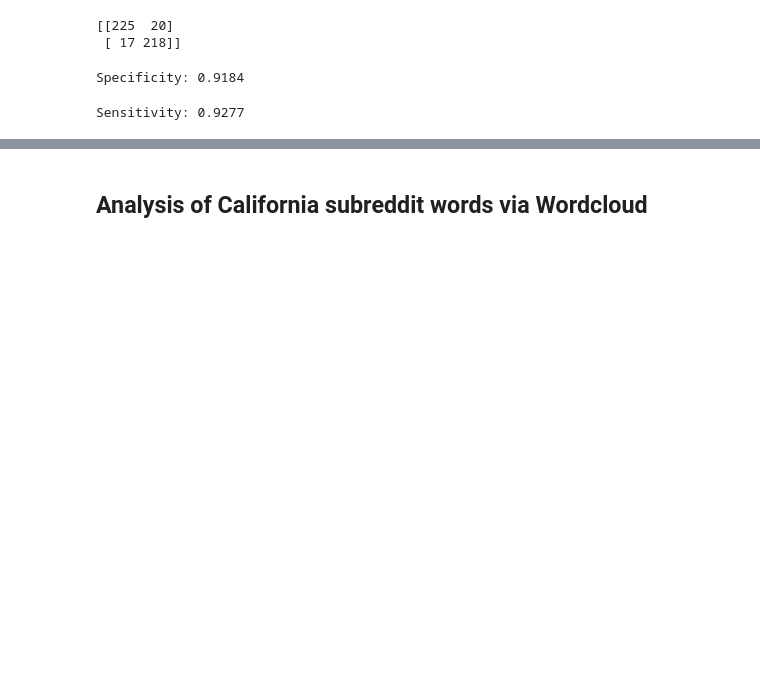
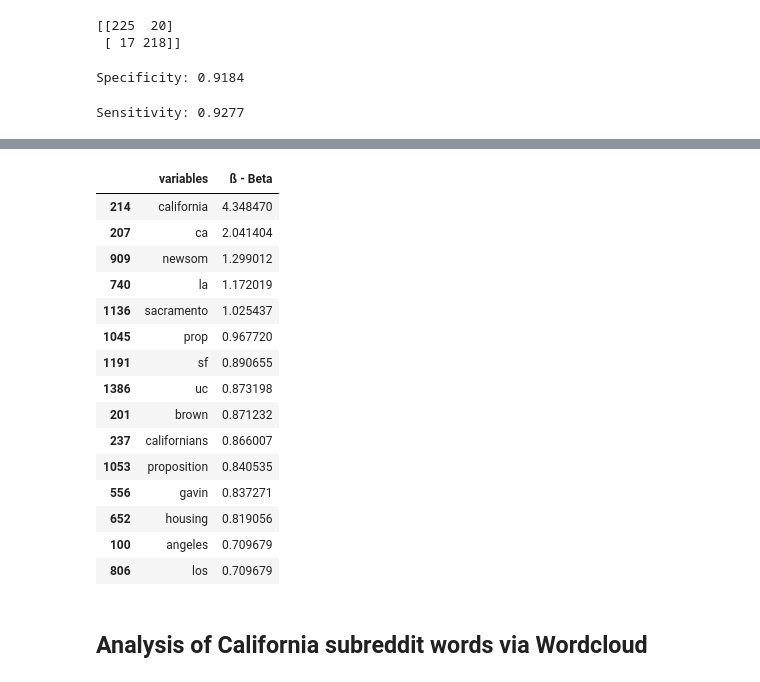
Before and after one commit to pwalesdi/GA_Project_3, a Jupyter notebook: Project_3_Data_Modeling.ipynb, the cells around one changed output, grey strips where cells are left out. Saved outputs shown, nothing was run; the diff lists cells and outputs as text; code cells hidden in the pictures; blank space fills up the shorter version.

```diff
--- a/Project_3_Data_Modeling.ipynb
+++ b/Project_3_Data_Modeling.ipynb
@@ -268,5 +300,22 @@ plt.legend(fontsize=16);
 # %%
-coef_df.sort_values('ß - Beta', ascending=True).head(15)
+coef_df.sort_values('ß - Beta', ascending=False).head(15)
+# %% [output]
+|  | variables | ß - Beta |
+| 214 | california | 4.348470 |
+| 207 | ca | 2.041404 |
+| 909 | newsom | 1.299012 |
+| 740 | la | 1.172019 |
+| 1136 | sacramento | 1.025437 |
+| 1045 | prop | 0.967720 |
+| 1191 | sf | 0.890655 |
+| 1386 | uc | 0.873198 |
+| 201 | brown | 0.871232 |
+| 237 | californians | 0.866007 |
+| 1053 | proposition | 0.840535 |
+| 556 | gavin | 0.837271 |
+| 652 | housing | 0.819056 |
+| 100 | angeles | 0.709679 |
+| 806 | los | 0.709679 |
 # %% [markdown]
 ## Analysis of California subreddit words via Wordcloud
 # %%
```
Also changed, not shown: parts of 15 cells of this notebook, 4 other files.
